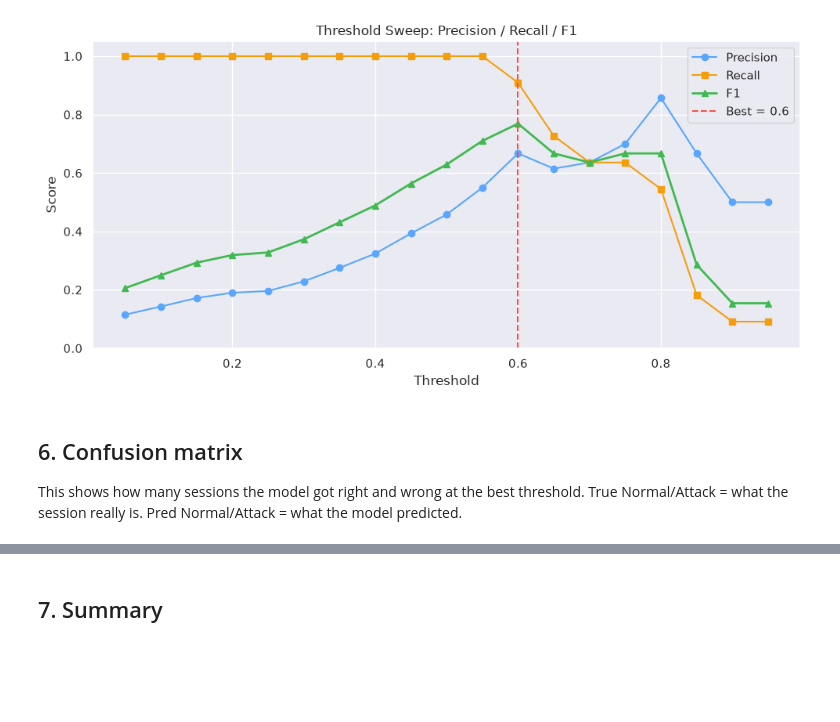
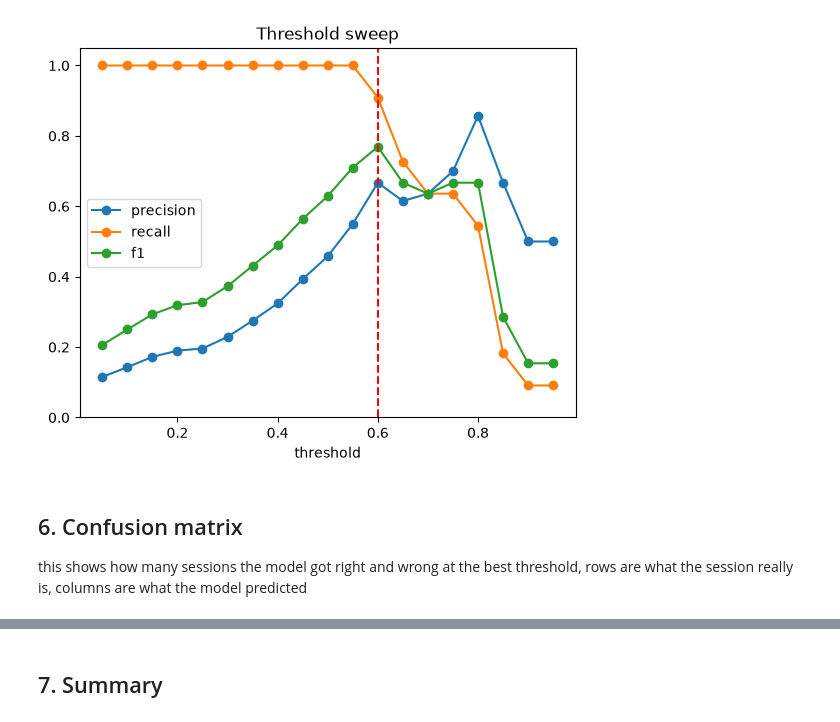
Before and after one commit to AmraniCh/ftp-ids-ml, a Jupyter notebook: notebooks/evaluation.ipynb, the cells around one changed output, grey strips where cells are left out. Drawn from its saved outputs; the diff is of its cells as text; code cells hidden in the pictures; blank space fills up the shorter version.

```diff
--- a/notebooks/evaluation.ipynb
+++ b/notebooks/evaluation.ipynb
@@ -143,15 +78,16 @@ most attacks without flagging too many normal sessions.
 # %%
-thresholds = np.arange(0.05, 1.0, 0.05)
-results = []
+import numpy as np
+from sklearn.metrics import precision_recall_fscore_support
 
-for t in thresholds:
-    y_pred = ["attack" if s >= t else "normal" for s in df["score"]]
-    p, r, f, _ = precision_recall_fscore_support(y_true, y_pred, pos_label="attack", average="binary")
-    results.append({"threshold": round(t, 2), "precision": round(p, 3), "recall": round(r, 3), "f1": round(f, 3)})
+rows = []
+for t in np.arange(0.05, 1.0, 0.05).round(2):
+    y_pred = np.where(df["score"] >= t, "attack", "normal")
+    p, r, f, _ = precision_recall_fscore_support(df["label"], y_pred, pos_label="attack", average="binary")
+    rows.append({"threshold": t, "precision": p, "recall": r, "f1": f})
 
-results_df = pd.DataFrame(results)
-print(results_df.to_string(index=False))
+results = pd.DataFrame(rows).round(3)
+best = results.loc[results["f1"].idxmax()]
 
-best = results_df.loc[results_df["f1"].idxmax()]
-print(f"\nBest threshold: {best['threshold']} (F1 = {best['f1']})")
+print("best threshold:", best["threshold"], "f1:", best["f1"])
+results
 # %% [output]
@@ -175,23 +112,10 @@ Best threshold: 0.6 (F1 = 0.769)
-# %%
-fig, ax = plt.subplots(figsize=(10, 5))
-ax.plot(results_df["threshold"], results_df["precision"], "o-", label="Precision", color="#58a6ff")
-ax.plot(results_df["threshold"], results_df["recall"], "s-", label="Recall", color="#f59e0b")
-ax.plot(results_df["threshold"], results_df["f1"], "^-", label="F1", color="#3fb950", linewidth=2)
-
-ax.axvline(x=best["threshold"], color="#f85149", linestyle="--", label=f"Best = {best['threshold']}")
-
-ax.set_xlabel("Threshold")
-ax.set_ylabel("Score")
-ax.set_title("Threshold Sweep: Precision / Recall / F1")
-ax.legend()
-ax.set_ylim(0, 1.05)
-plt.tight_layout()
-plt.show()
-# %% [output]
-[figure, removed]
+# %%
+results.plot(x="threshold", y=["precision", "recall", "f1"], marker="o", ylim=(0, 1.05), title="Threshold sweep")
+plt.axvline(best["threshold"], color="red", linestyle="--")
+plt.show()
+# %% [output]
+[figure, added]
 # %% [markdown]
 ## 6. Confusion matrix
 
-This shows how many sessions the model got right and wrong at the
-best threshold. True Normal/Attack = what the session really is.
-Pred Normal/Attack = what the model predicted.
+this shows how many sessions the model got right and wrong at the best threshold, rows are what the session really is, columns are what the model predicted
```
Also changed, not shown: parts of 19 cells of this notebook.
